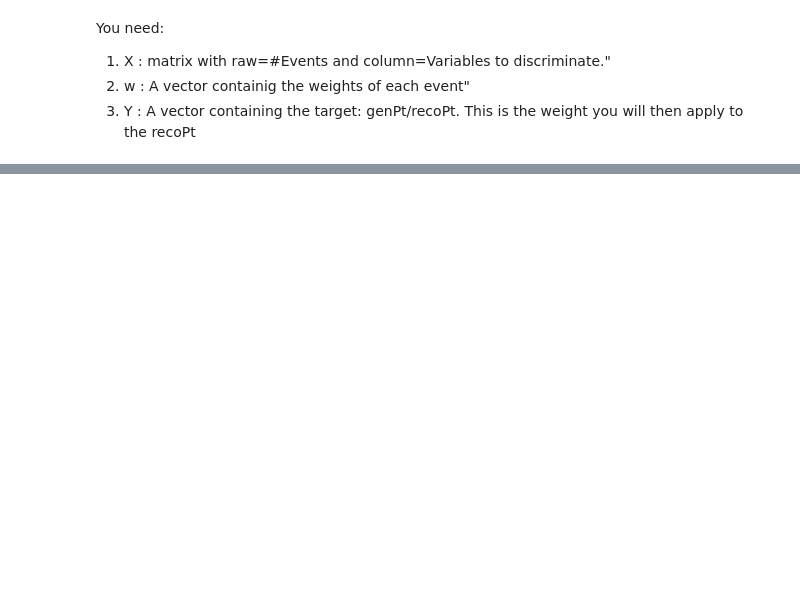
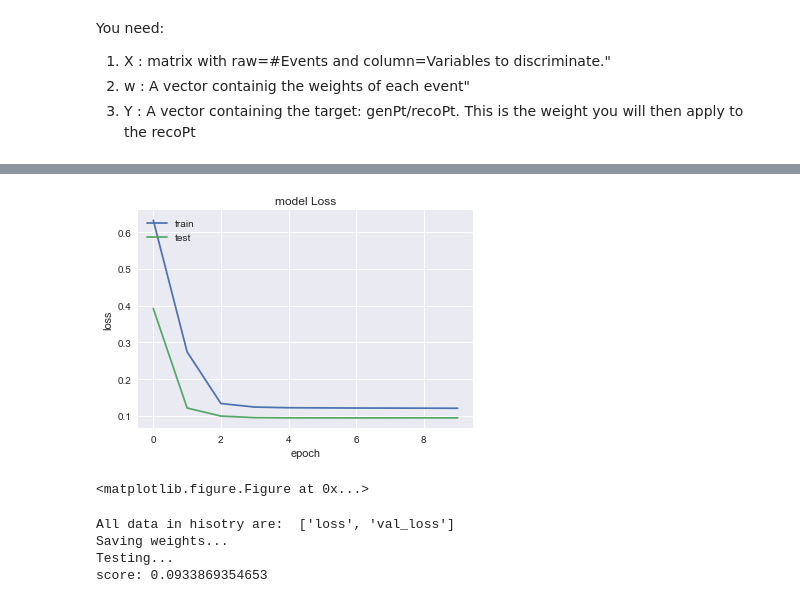
Before and after one commit to lpernie/Keras_Tutorial, a Jupyter notebook: Hhh_optimization_regression.ipynb, the cells around one changed output, grey strips where cells are left out. Cells and saved outputs as stored; diff of their text form; code cells hidden in the pictures; blank space fills up the shorter version.

```diff
--- a/Hhh_optimization_regression.ipynb
+++ b/Hhh_optimization_regression.ipynb
@@ -240 +257,37 @@ plt.savefig(folder + '/Check_loss.pdf')
+# %%
+if debug:
+    print "All data in hisotry are: ",history.history.keys()
+# Summarize history for accuracy
+plt.plot(history.history['loss'])
+plt.plot(history.history['val_loss'])
+plt.title('model Loss')
+plt.ylabel('loss')
+plt.xlabel('epoch')
+plt.legend(['train', 'test'], loc='upper left')
+plt.show()
+plt.savefig(folder + '/Check_loss.pdf')
+
+# Load the best network (by default you return the last one, you if you save every time you have a better one you are fine loading it later)
+estimator.model.load_weights('models/'+model_name)
+print 'Saving weights...'
+model_name="tutorial_regression_LeadJet.h5"
+if doSubLead: model_name="tutorial_regression_SubLeadJet.h5"
+estimator.model.save_weights('models/'+model_name, overwrite=True)
+json_string = estimator.model.to_json()
+model_name="tutorial_regression_LeadJet.json"
+if doSubLead: model_name="tutorial_regression_SubLeadJet.json"
+open('models/'+model_name, 'w').write(json_string)
+print 'Testing...'
+# Get a prediction on the test
+y_hat = estimator.predict(X_test)
+# Get the score
+score = estimator.score(X_test, y_test)
+print; print "score:", score
+# %% [output]
+[figure, added]
+<matplotlib.figure.Figure at 0x...>
+All data in hisotry are:  ['loss', 'val_loss']
+Saving weights...
+Testing...
+score: 0.0933869354653
 # %%
```
Also changed, not shown: parts of 10 cells of this notebook, 2 other files.
